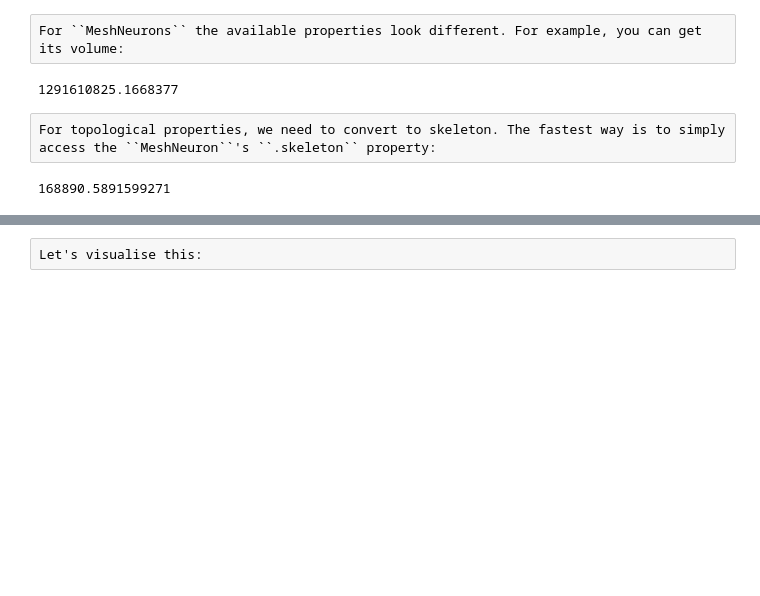
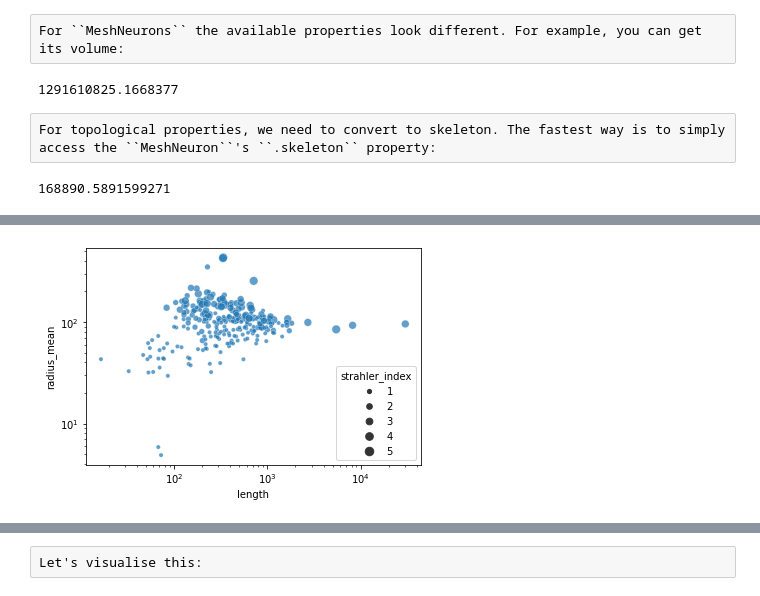
Before and after one commit to navis-org/navis, a Jupyter notebook: docs/source/tutorials/morph_analysis.ipynb, the cells around one changed output, grey strips where cells are left out. Saved outputs shown, nothing was run; the diff lists cells and outputs as text; code cells hidden in the pictures; blank space fills up the shorter version.

```diff
--- a/docs/source/tutorials/morph_analysis.ipynb
+++ b/docs/source/tutorials/morph_analysis.ipynb
@@ -306,18 +70,0 @@ We can also turn this around and remove only the higher order branches. Let's us
-# %%
-# Load an example mesh neuron
-m = navis.example_neurons(1, kind='mesh')
-
-# This will prune to the just terminal branches
-m_pruned = navis.prune_by_strahler(m, to_prune=range(3, 100), inplace=False)
-
-# Plot original neuron in cyan
-fig, ax = m.plot2d(color='cyan', figsize=(10, 10))
-
-# Plot remaining neurites red
-fig, ax = m_pruned.plot2d(color='red', ax=ax)
-
-# Rotate to front view
-ax.azim, ax.elev = -90, -90
-ax.dist = 6
-
-plt.show()
@@ -440,0 +95,4 @@ Euclidian distance between soma and terminal node 465: 444096.17 nanometer
+# %%
+# Illustrate with a random property
+m.my_counts = [1, 2, 3, 4, 5]
+m.n_my_counts
@@ -440,0 +106,3 @@ Euclidian distance between soma and terminal node 465: 444096.17 nanometer
+# %%
+sa = navis.segment_analysis(m)
+sa.head()
@@ -440,0 +116,7 @@ Euclidian distance between soma and terminal node 465: 444096.17 nanometer
+# %%
+# See if segment length correlates with radius
+ax = sns.scatterplot(data=sa, x='length', y='radius_mean', size='strahler_index', alpha=.7)
+ax.set_xscale('log')
+ax.set_yscale('log')
+# %% [output]
+[figure, added]
```
Also changed, not shown: parts of 69 cells of this notebook, 13 other files.
